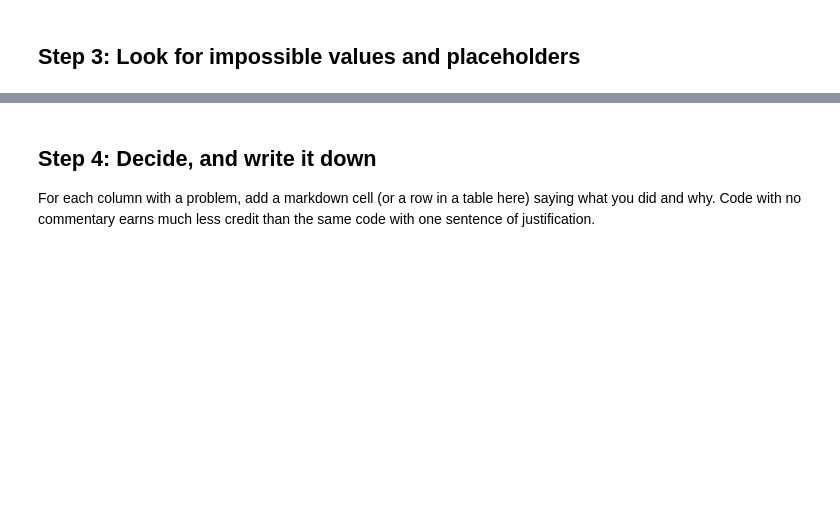
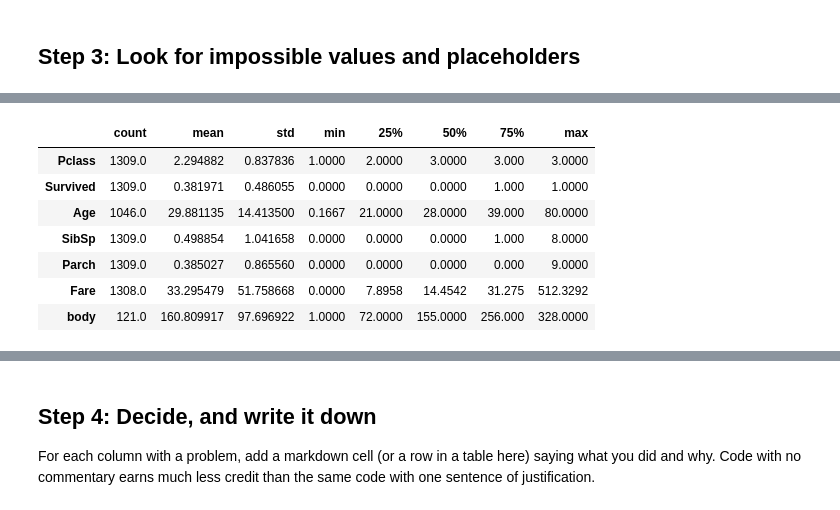
Before and after one commit to NatalTiger26/lab5_ml_pipeline, a Jupyter notebook: day1_exploration_starter.ipynb, the cells around one changed output, grey strips where cells are left out. Saved outputs shown, nothing was run; the diff lists cells and outputs as text; code cells hidden in the pictures; blank space fills up the shorter version.

```diff
--- a/day1_exploration_starter.ipynb
+++ b/day1_exploration_starter.ipynb
@@ -78,0 +174,11 @@ df.describe(include='all').T
+# %%
+df.select_dtypes(include=["number"]).describe().T
+# %% [output]
+|  | count | mean | std | min | 25% | 50% | 75% | max |
+| Pclass | 1309.0 | 2.294882 | 0.837836 | 1.0000 | 2.0000 | 3.0000 | 3.000 | 3.0000 |
+| Survived | 1309.0 | 0.381971 | 0.486055 | 0.0000 | 0.0000 | 0.0000 | 1.000 | 1.0000 |
+| Age | 1046.0 | 29.881135 | 14.413500 | 0.1667 | 21.0000 | 28.0000 | 39.000 | 80.0000 |
+| SibSp | 1309.0 | 0.498854 | 1.041658 | 0.0000 | 0.0000 | 0.0000 | 1.000 | 8.0000 |
+| Parch | 1309.0 | 0.385027 | 0.865560 | 0.0000 | 0.0000 | 0.0000 | 0.000 | 9.0000 |
+| Fare | 1308.0 | 33.295479 | 51.758668 | 0.0000 | 7.8958 | 14.4542 | 31.275 | 512.3292 |
+| body | 121.0 | 160.809917 | 97.696922 | 1.0000 | 72.0000 | 155.0000 | 256.000 | 328.0000 |
```
Also changed, not shown: parts of 13 cells of this notebook, 4 other files.
